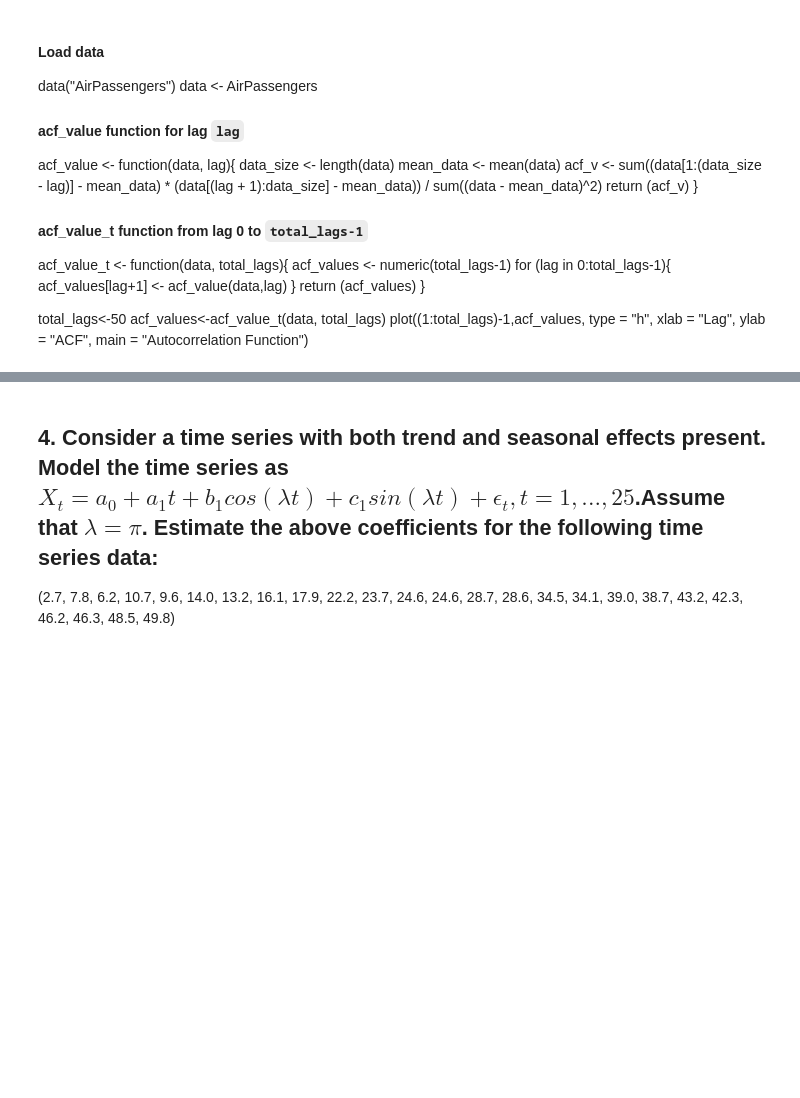
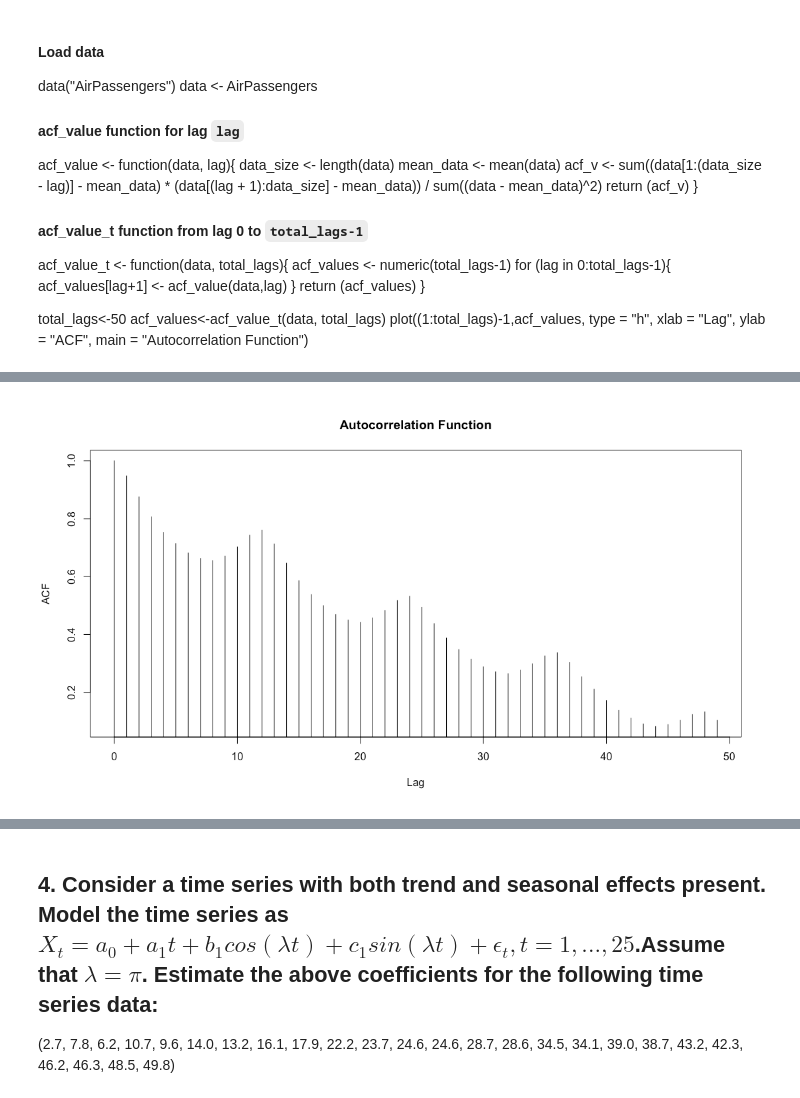
Before and after one commit to kurugodukarthik11/Time-series-analysis, a Jupyter notebook: assignments/assignment_1/final.ipynb, the cells around one changed output, grey strips where cells are left out. Saved outputs shown, nothing was run; the diff lists cells and outputs as text; code cells hidden in the pictures; blank space fills up the shorter version.

```diff
--- a/assignments/assignment_1/final.ipynb
+++ b/assignments/assignment_1/final.ipynb
@@ -133,0 +130,6 @@ plot((1:total_lags)-1,acf_values, type = "h", xlab = "Lag", ylab = "ACF",
+# %%
+#to display image in jupyter notebook
+from IPython.display import Image
+Image(filename='img.png')
+# %% [output]
+[figure, added]
```
Also changed, not shown: parts of 3 cells of this notebook.
